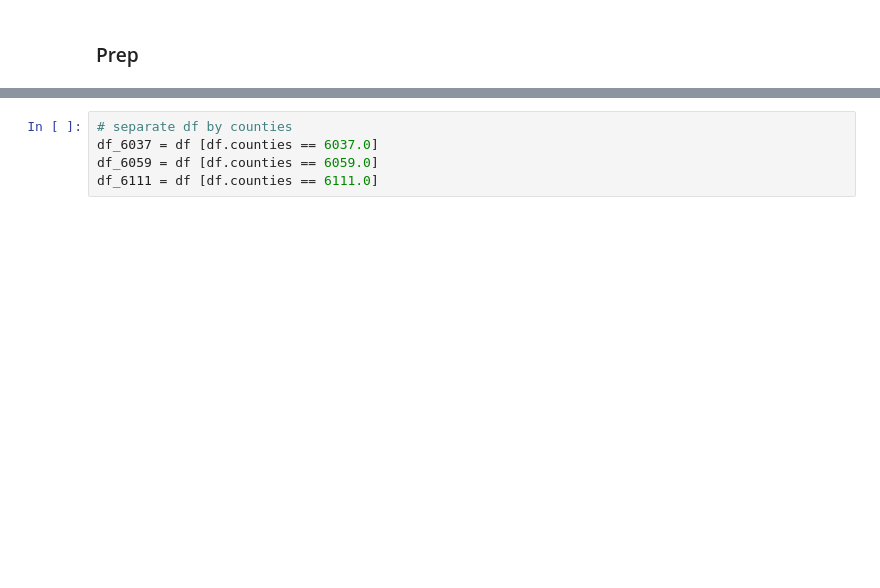
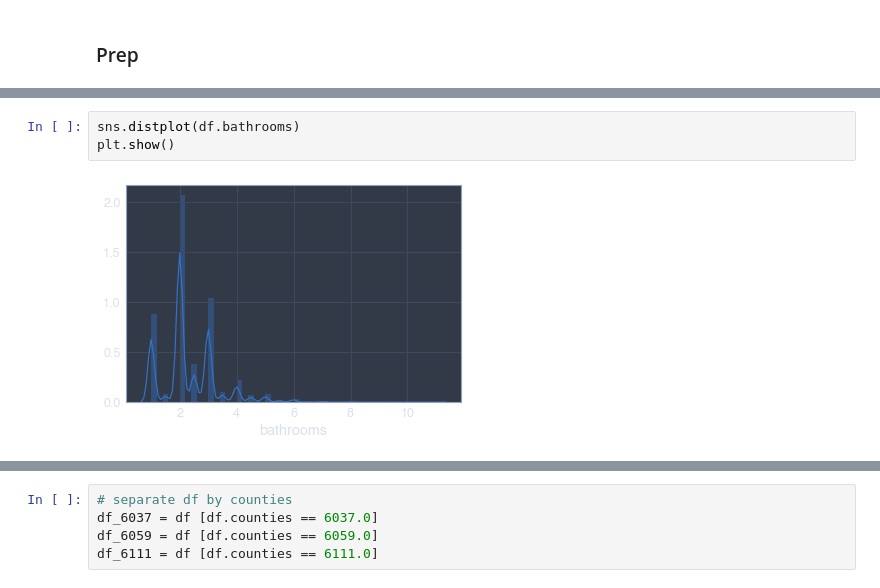
Before and after one commit to misty-garcia/zillow-project, a Jupyter notebook: the_pipeline.ipynb, the cells around one changed output, grey strips where cells are left out. Drawn from its saved outputs; the diff is of its cells as text; blank space fills up the shorter version.

```diff
--- a/the_pipeline.ipynb
+++ b/the_pipeline.ipynb
@@ -77,0 +118,5 @@ df = df.astype({"counties": "category", "garage": "category"})
+# %%
+sns.distplot(df.bathrooms)
+plt.show()
+# %% [output]
+[figure, added]
```
Also changed, not shown: parts of 62 cells of this notebook.
